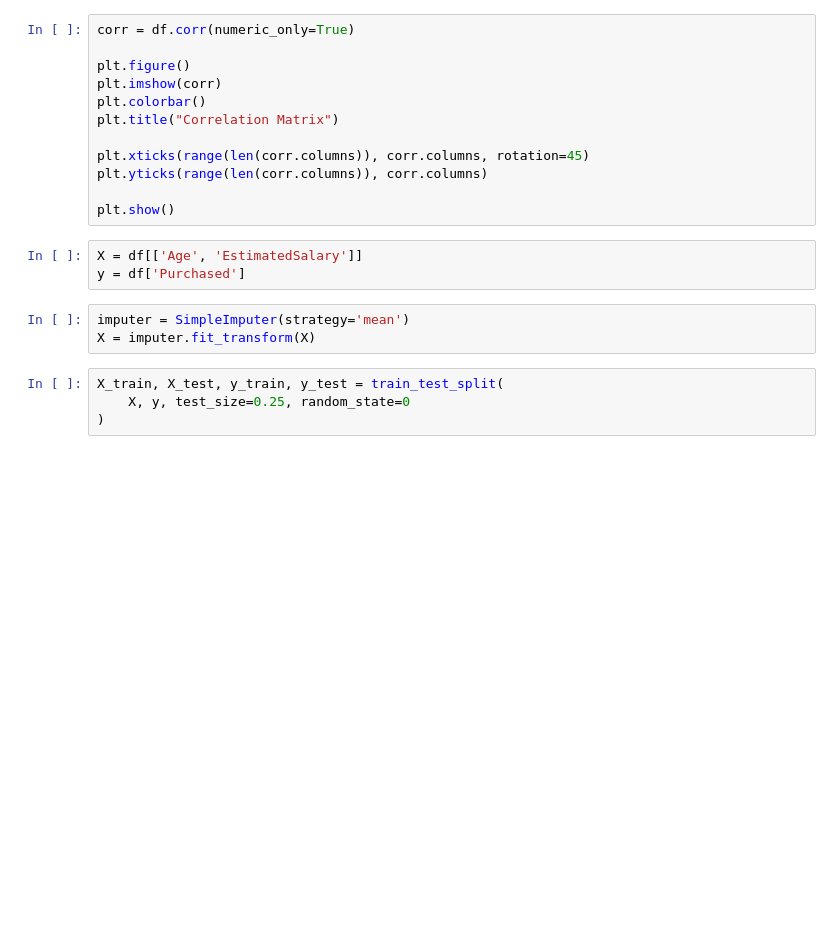
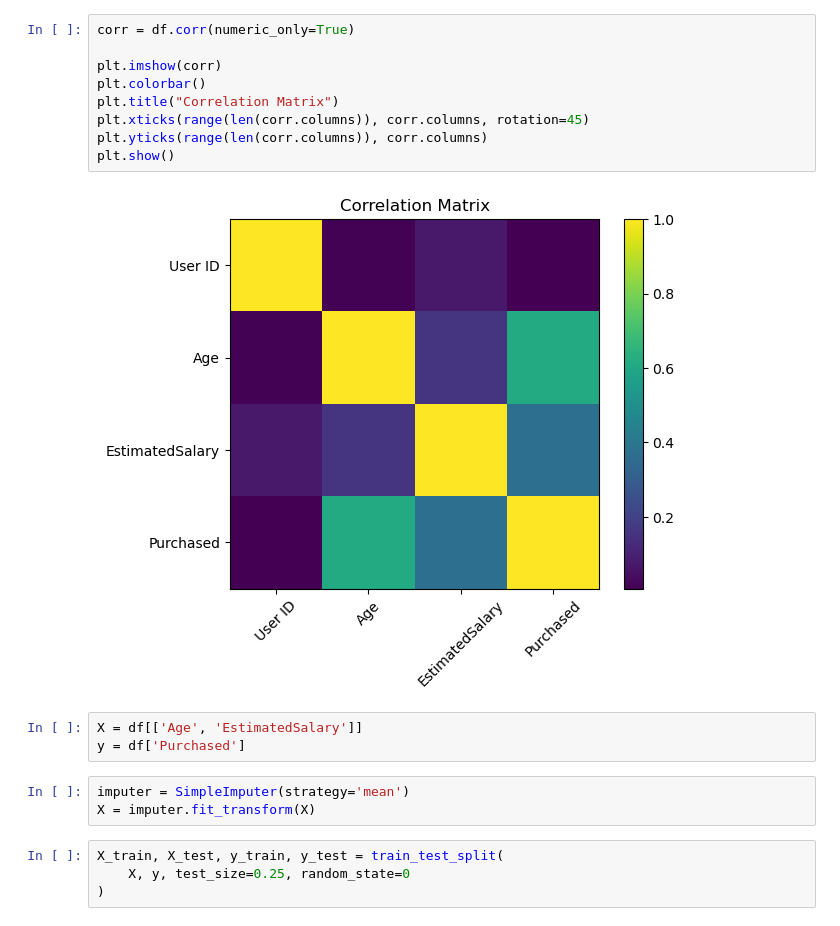
Before and after one commit to the-onewho-knocks/practicals, a Jupyter notebook: sl3/5.ipynb, the cells around one changed output. Saved outputs shown, nothing was run; the diff lists cells and outputs as text; blank space fills up the shorter version.

```diff
--- a/sl3/5.ipynb
+++ b/sl3/5.ipynb
@@ -31,15 +80,14 @@ plt.show()
 # %%
 corr = df.corr(numeric_only=True)
 
-plt.figure()
 plt.imshow(corr)
 plt.colorbar()
 plt.title("Correlation Matrix")
-
 plt.xticks(range(len(corr.columns)), corr.columns, rotation=45)
 plt.yticks(range(len(corr.columns)), corr.columns)
-
 plt.show()
+# %% [output]
+[figure, added]
 # %%
 X = df[['Age', 'EstimatedSalary']]
 y = df['Purchased']
```
Also changed, not shown: parts of 15 cells of this notebook, 11 other files.
